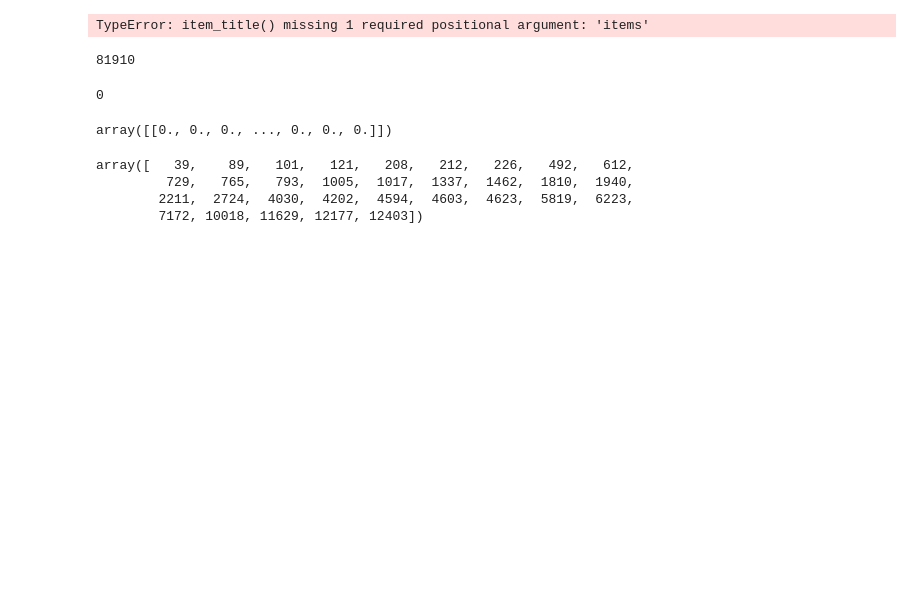
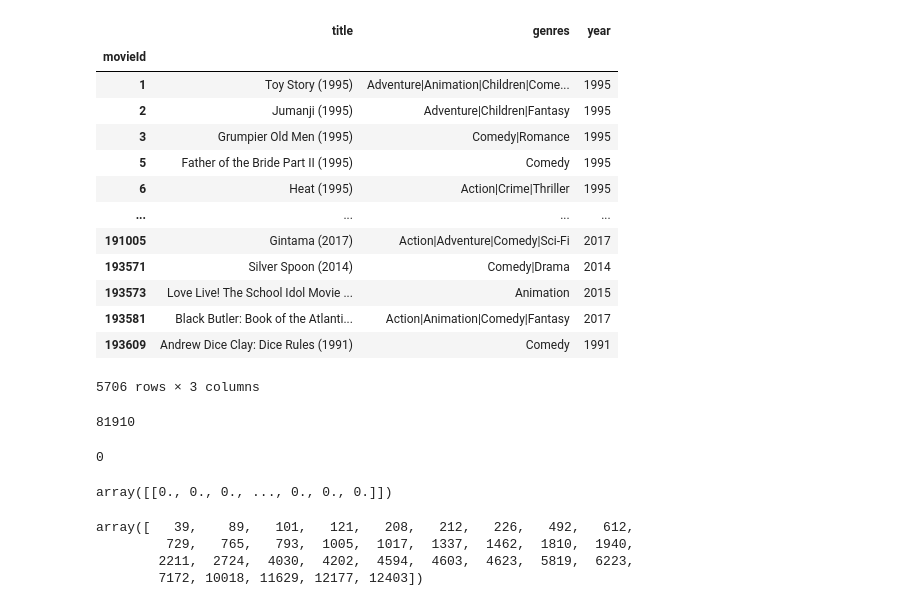
Before and after one commit to cowjen01/repsys, a Jupyter notebook: demo/sandbox.ipynb, the cells around one changed output. Drawn from its saved outputs; the diff is of its cells as text; code cells hidden in the pictures; blank space fills up the shorter version.

```diff
--- a/demo/sandbox.ipynb
+++ b/demo/sandbox.ipynb
@@ -21,20 +21,21 @@ class MovieLens(Dataset):
   def get_genres(self):
     return self.tags['genres']
 
-  def item_dtypes(self):
+  def get_item_dtypes(self):
     return {
         "movieId": dtypes.ItemID(),
         "title": dtypes.String(),
         "genres": dtypes.Tags(sep="|"),
+        "year": dtypes.String()
     }
 
-  def item_mappings(self):
+  def get_item_view(self):
     return {
-      "caption": lambda df: df['genres'].str.replace('|', ', ', regex=False),
-      "subtitle": lambda df: df['title'].str.extract('\((\d+)\)'),
+      "caption": "genres",
+      "header": "year"
     }
 
-  def interact_dtypes(self):
+  def get_interact_dtypes(self):
     return {
         "movieId": dtypes.ItemID(),
         "userId": dtypes.UserID(),
@@ -42,10 +43,12 @@ class MovieLens(Dataset):
     }
 
   def load_items(self):
-    return pd.read_csv("./ml-20m/movies.csv")
+    df = pd.read_csv("./ml-sm/movies.csv")
+    df['year'] = df['title'].str.extract('\((\d+)\)')
+    return df
 
   def load_interacts(self):
-    return pd.read_csv("./ml-20m/ratings.csv")
+    return pd.read_csv("./ml-sm/ratings.csv")
 # %%
 dataset = MovieLens()
-# dataset.fit()
+dataset.fit()
@@ -54,9 +55,20 @@ dataset.save('./ml-20m/dump.zip')
-# %%
-dataset.load('./ml-25m/dump.zip')
 # %%
-dataset.item_title()
+dataset.items
 # %% [output]
+|  | title | genres | year |
+| movieId |  |  |  |
+| 1 | Toy Story (1995) | Adventure|Animation|Children|Come... | 1995 |
+| 2 | Jumanji (1995) | Adventure|Children|Fantasy | 1995 |
+| 3 | Grumpier Old Men (1995) | Comedy|Romance | 1995 |
+| 5 | Father of the Bride Part II (1995) | Comedy | 1995 |
+| 6 | Heat (1995) | Action|Crime|Thriller | 1995 |
+| ... | ... | ... | ... |
+| 191005 | Gintama (2017) | Action|Adventure|Comedy|Sci-Fi | 2017 |
+| 193571 | Silver Spoon (2014) | Comedy|Drama | 2014 |
+| 193573 | Love Live! The School Idol Movie ... | Animation | 2015 |
+| 193581 | Black Butler: Book of the Atlanti... | Action|Animation|Comedy|Fantasy | 2017 |
+| 193609 | Andrew Dice Clay: Dice Rules (1991) | Comedy | 1991 |
-TypeError: item_title() missing 1 required positional argument: 'items'
+5706 rows × 3 columns
 # %%
 user_id = dataset.vad_users[0]
 print(user_id)
```
Also changed, not shown: parts of 1 cell of this notebook, 15 other files.
